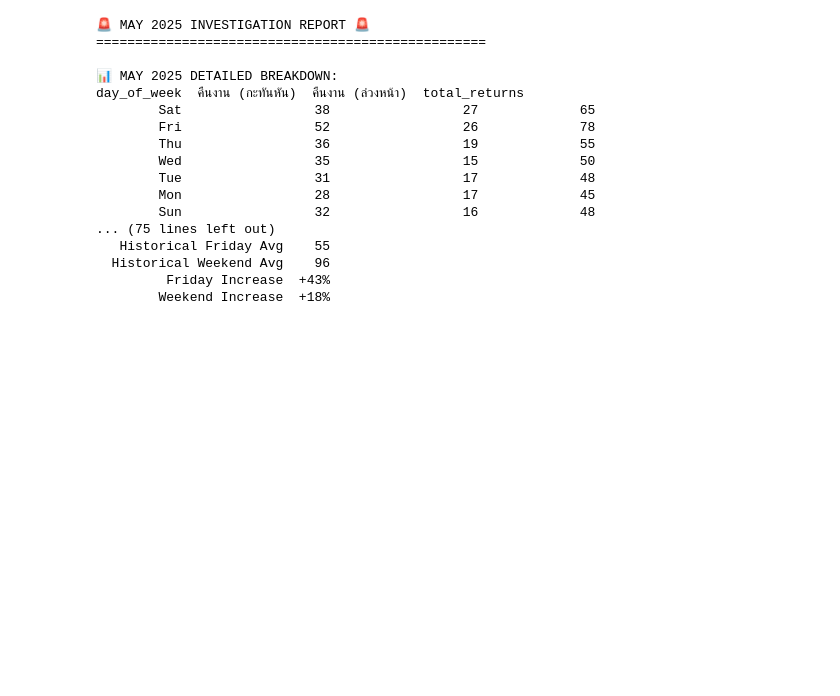
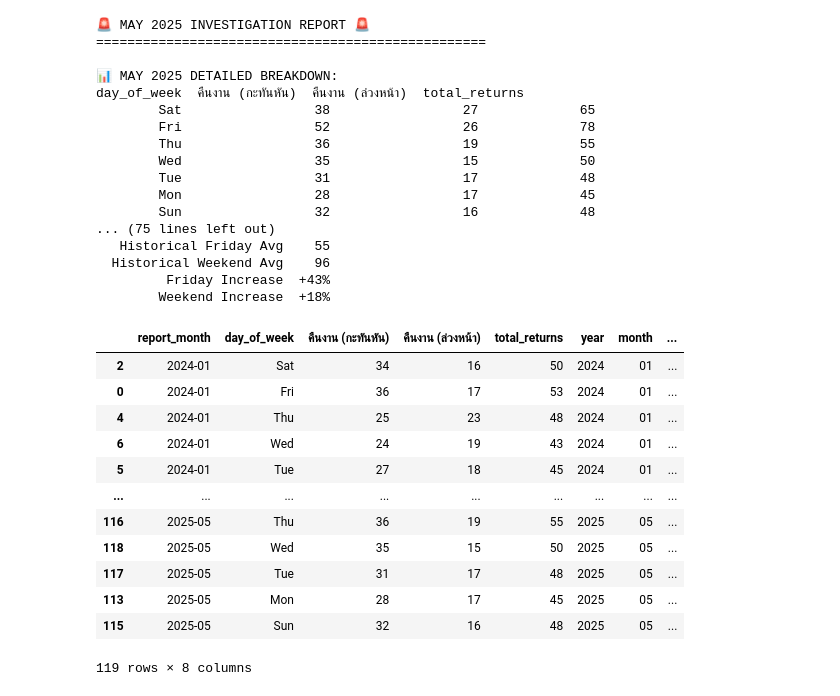
Before and after one commit to FearlessFrench/11-return-trend, a Jupyter notebook: professional_return_portions.ipynb, the cells around one changed output. Cells and saved outputs as stored; diff of their text form; code cells hidden in the pictures; blank space fills up the shorter version.

Commit message:
Add files from 11th week's project

```diff
--- a/professional_return_portions.ipynb
+++ b/professional_return_portions.ipynb
@@ -550,3 +550,19 @@ fig_may2025_line.update_layout(
     height=400
 )
 fig_may2025_line.show()
+# %%
+df
+# %% [output]
+|  | report_month | day_of_week | คืนงาน (กะทันหัน) | คืนงาน (ล่วงหน้า) | total_returns | year | month | ... |
+| 2 | 2024-01 | Sat | 34 | 16 | 50 | 2024 | 01 | ... |
+| 0 | 2024-01 | Fri | 36 | 17 | 53 | 2024 | 01 | ... |
+| 4 | 2024-01 | Thu | 25 | 23 | 48 | 2024 | 01 | ... |
+| 6 | 2024-01 | Wed | 24 | 19 | 43 | 2024 | 01 | ... |
+| 5 | 2024-01 | Tue | 27 | 18 | 45 | 2024 | 01 | ... |
+| ... | ... | ... | ... | ... | ... | ... | ... | ... |
+| 116 | 2025-05 | Thu | 36 | 19 | 55 | 2025 | 05 | ... |
+| 118 | 2025-05 | Wed | 35 | 15 | 50 | 2025 | 05 | ... |
+| 117 | 2025-05 | Tue | 31 | 17 | 48 | 2025 | 05 | ... |
+| 113 | 2025-05 | Mon | 28 | 17 | 45 | 2025 | 05 | ... |
+| 115 | 2025-05 | Sun | 32 | 16 | 48 | 2025 | 05 | ... |
+119 rows × 8 columns
```
Also changed, not shown: parts of 6 cells of this notebook, 1 other file.
